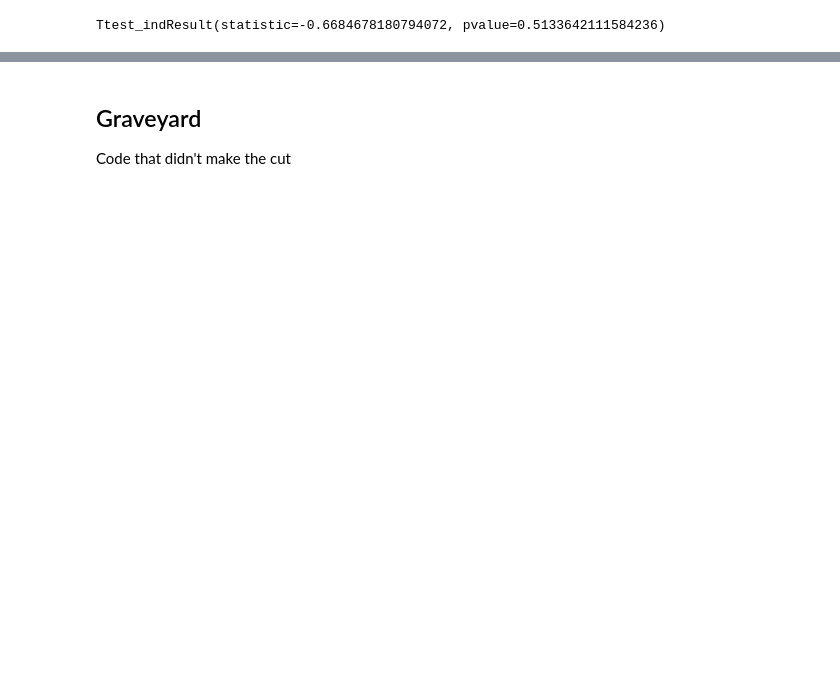
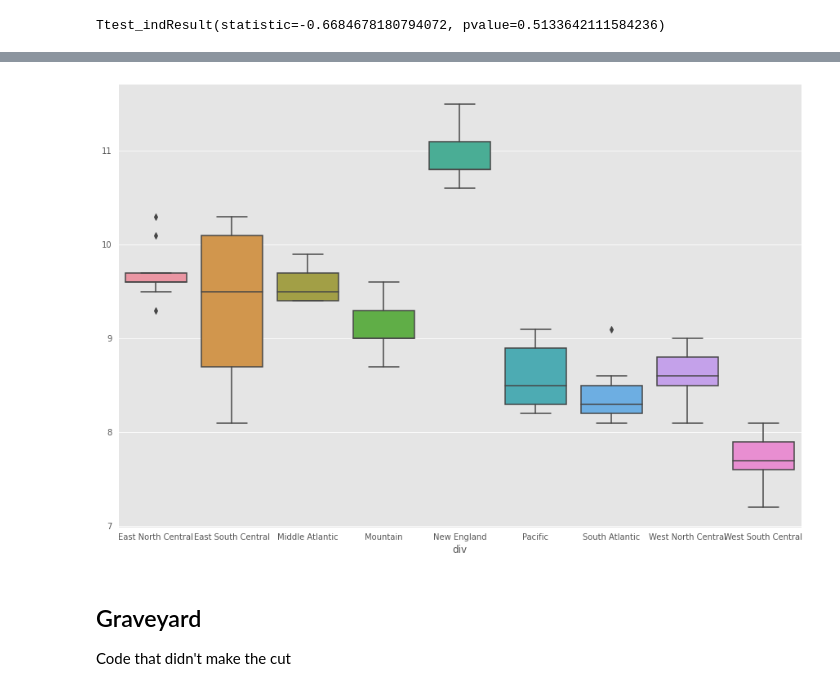
Before and after one commit to PowerOfAPoint/data102-fa21-final-proj, a Jupyter notebook: data102-steven.ipynb, the cells around one changed output, grey strips where cells are left out. Saved outputs shown, nothing was run; the diff lists cells and outputs as text; code cells hidden in the pictures; blank space fills up the shorter version.

```diff
--- a/data102-steven.ipynb
+++ b/data102-steven.ipynb
@@ -244,3 +406,11 @@ Ttest_indResult(statistic=-0.6684678180794072, pvalue=0.5133642111584236)
+# %%
+import seaborn as sns
+
+
+plt.figure(figsize = (15,10))
+sns.boxplot(data=asthma_aap_div.T);
+# %% [output]
+[figure, added]
 # %% [markdown]
 ## Graveyard
 Code that didn't make the cut
```
Also changed, not shown: parts of 12 cells of this notebook.
